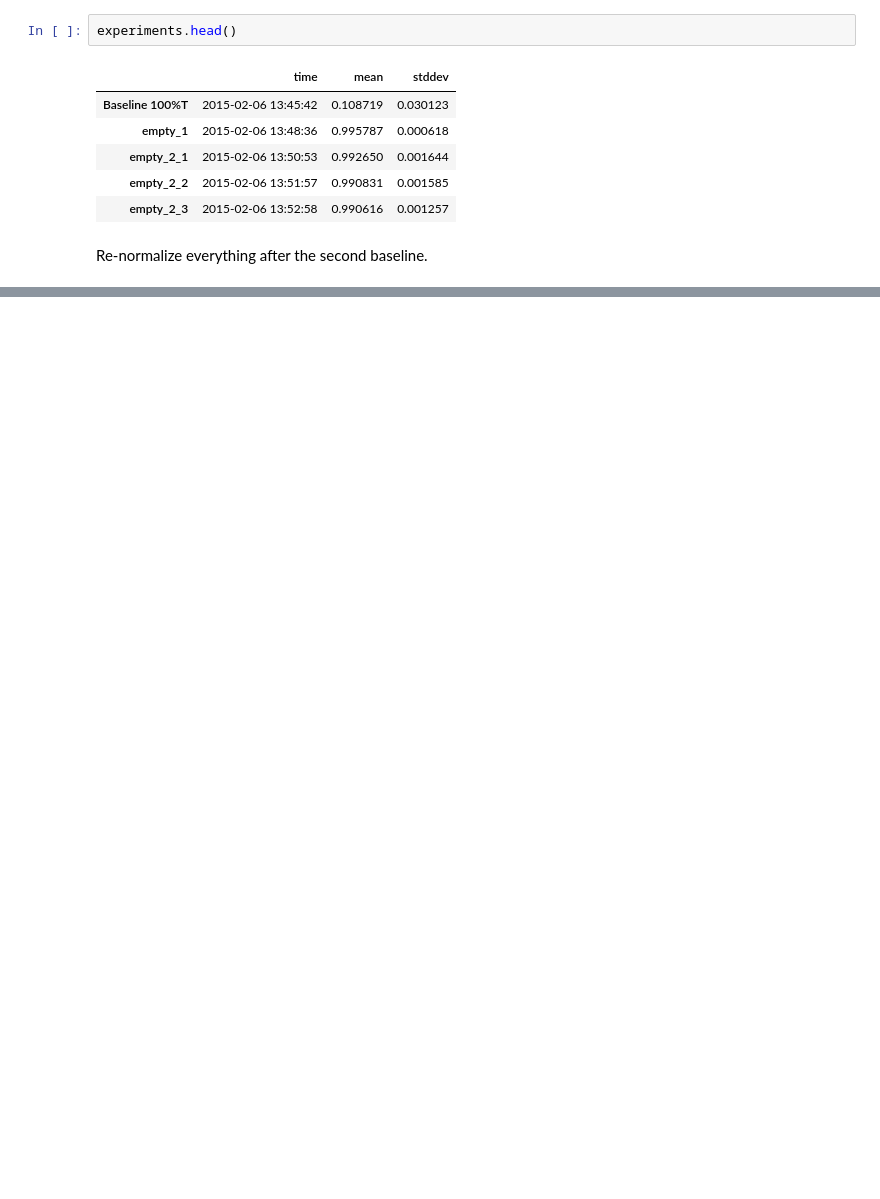
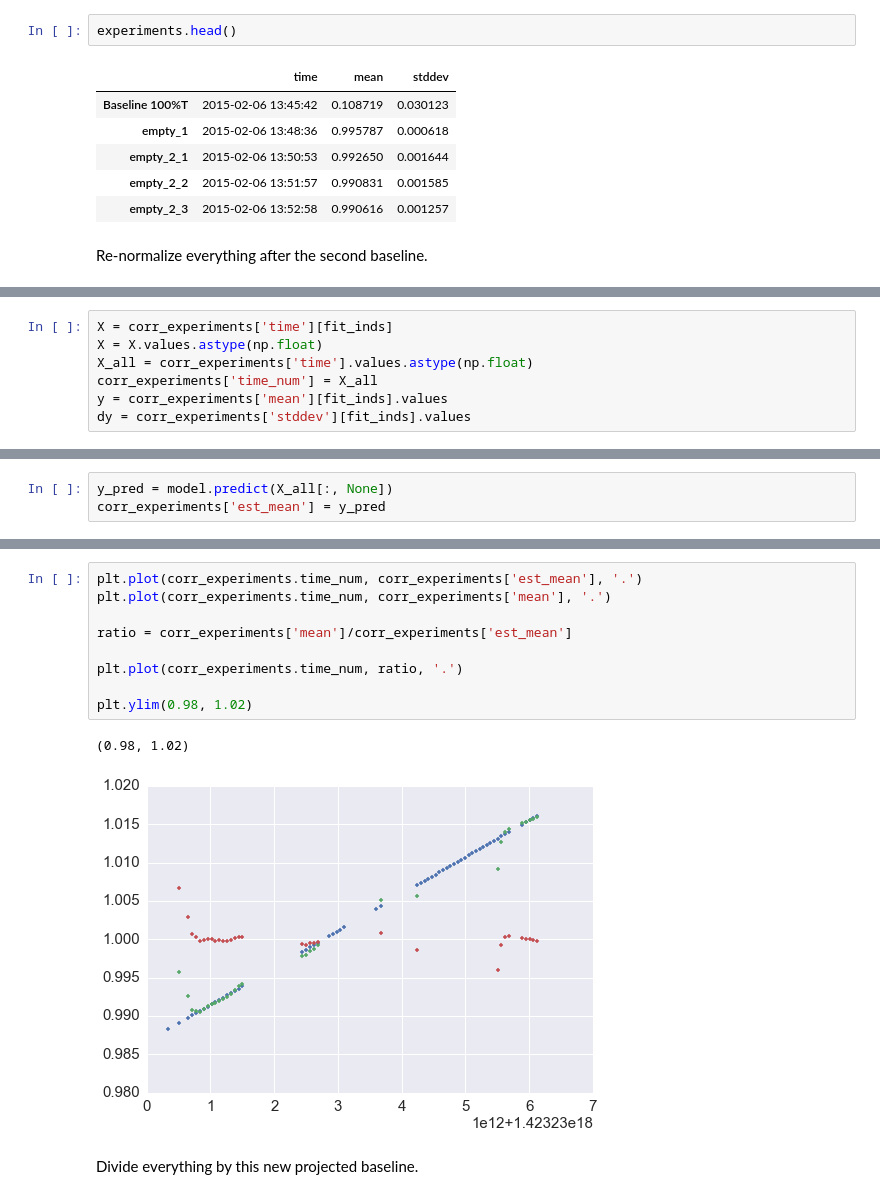
Before and after one commit to Echelle/AO_bonding_paper, a Jupyter notebook: notebooks/SiGaps_15-data2015Log.ipynb, the cells around one changed output, grey strips where cells are left out. Saved outputs shown, nothing was run; the diff lists cells and outputs as text; blank space fills up the shorter version.

```diff
--- a/notebooks/SiGaps_15-data2015Log.ipynb
+++ b/notebooks/SiGaps_15-data2015Log.ipynb
@@ -73,0 +93,7 @@ plt.ylim(0.99, 1.02)
+# %%
+X = corr_experiments['time'][fit_inds]
+X = X.values.astype(np.float)
+X_all = corr_experiments['time'].values.astype(np.float)
+corr_experiments['time_num'] = X_all
+y = corr_experiments['mean'][fit_inds].values
+dy = corr_experiments['stddev'][fit_inds].values
@@ -73,0 +105,3 @@ plt.ylim(0.99, 1.02)
+# %%
+y_pred = model.predict(X_all[:, None])
+corr_experiments['est_mean'] = y_pred
@@ -73,0 +128,14 @@ plt.ylim(0.99, 1.02)
+# %%
+plt.plot(corr_experiments.time_num, corr_experiments['est_mean'], '.')
+plt.plot(corr_experiments.time_num, corr_experiments['mean'], '.')
+
+ratio = corr_experiments['mean']/corr_experiments['est_mean']
+
+plt.plot(corr_experiments.time_num, ratio, '.')
+
+plt.ylim(0.98, 1.02)
+# %% [output]
+(0.98, 1.02)
+[figure, added]
+# %% [markdown]
+Divide everything by this new projected baseline.
```
Also changed, not shown: parts of 8 cells of this notebook, 1 other file.
